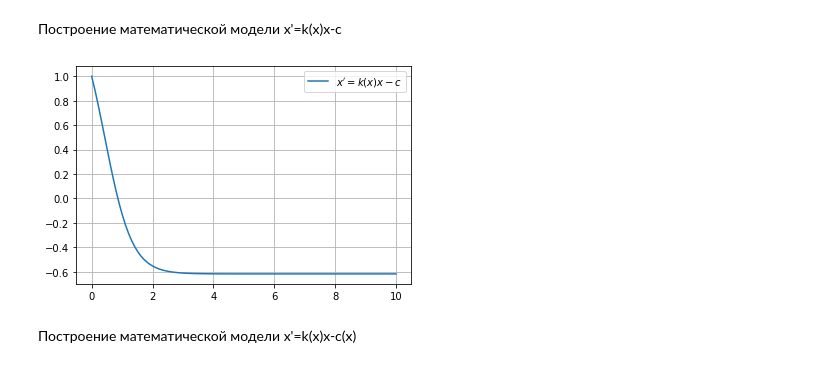
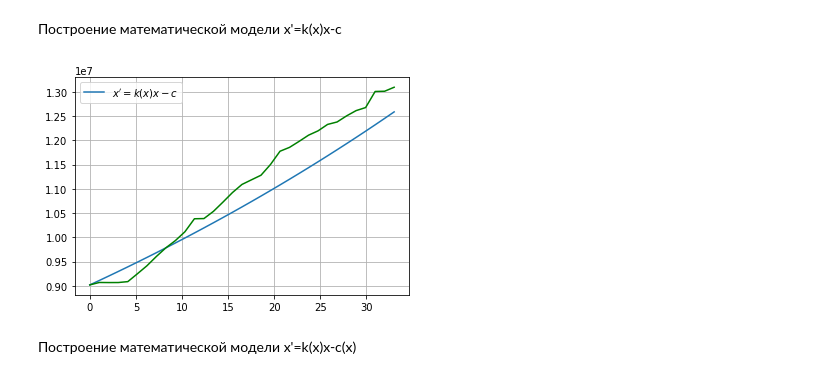
Before and after one commit to Mary-Zinoveva/MMVSULAB1, a Jupyter notebook: lab1.ipynb, the cells around one changed output. Saved outputs shown, nothing was run; the diff lists cells and outputs as text; code cells hidden in the pictures.

```diff
--- a/lab1.ipynb
+++ b/lab1.ipynb
@@ -11,19 +11,22 @@ from scipy.integrate import odeint
 
 #Определяем функцию, задающую значения параметрам дифференциального уравнения, определяем вид диффура
 def dydt(y,t):
-  k=0.5
+  k=0.012
   return k*y
 
 #Создаем область построения
-t=np.linspace(0,10,100)
+t=np.linspace(0,33,33)
 
 #решаем диффур, обозначаем функцию решения solve
-solve=odeint(dydt, y0=1, t=t)
+solve=odeint(dydt, y0=9017415, t=t)
 solve=solve.flatten()
 
+years=[1991,1992,1993,1994,1995,1996,1997,1998,1999,2000,2001,2002,2003,2004,2005,2006,2007,2008,2009,2010,2011,2012,2013,2014,2015,2016,2017,2018,2019,2020,2021,2022,2023]
+burn=[9017415,9067808,9066025,9066612,9085457,9246727,9411236,9604297,9783242,9932932,10114203,10382754,10386903,10535681,10726429,10923762,11091428,11186851,11281631,11503501,11776764,11856578,11979529,12108257,12197596,12330126,12380664,12506468,12615279,12678079,13010112,13015126,13097539]
 #Строим график мат.модели
 %matplotlib inline
-plt.plot(t, solve, label=r"$x'=kx$")
+plt.plot(years, solve, label=r"$x'=kx$")
+plt.plot(years, burn, color="green")
 plt.grid(True)
 plt.legend()
 plt.show()
@@ -38,20 +41,23 @@ from scipy.integrate import odeint
 
 #Определяем функцию, задающую значения параметрам дифференциального уравнения, определяем вид диффура
 def dydt(y,t):
-  a=1
-  b=1
+  a=0
+  b=-0.012
   return (a*y-b)*y
 
 #Создаем область построения
-t=np.linspace(0,10,100)
+t=np.linspace(0,33,33)
 
 #решаем диффур, обозначаем функцию решения solve
-solve=odeint(dydt, y0=1, t=t)
+solve=odeint(dydt, y0=9017415, t=t)
 solve=solve.flatten()
-
+years=[1991,1992,1993,1994,1995,1996,1997,1998,1999,2000,2001,2002,2003,2004,2005,2006,2007,2008,2009,2010,2011,2012,2013,2014,2015,2016,2017,2018,2019,2020,2021,2022,2023]
+burn=[9017415,9067808,9066025,9066612,9085457,9246727,9411236,9604297,9783242,9932932,10114203,10382754,10386903,10535681,10726429,10923762,11091428,11186851,11281631,11503501,11776764,11856578,11979529,12108257,12197596,12330126,12380664,12506468,12615279,12678079,13010112,13015126,13097539]
 #Строим график мат.модели
 %matplotlib inline
-plt.plot(t, solve, label=r"$x'=k(x)x$")
+plt.plot(years, solve, label=r"$x'=k(x)x$")
+plt.plot(years, burn, color="green")
+
 plt.grid(True)
 plt.legend()
 plt.show()
@@ -62,27 +68,31 @@ plt.show()
 # %%
 import matplotlib.pyplot as plt
 import numpy as np
 from scipy.integrate import odeint
 
 #Определяем функцию, задающую значения параметрам дифференциального уравнения, определяем вид диффура
 def dydt(y,t):
-  a=1
-  b=1
-  c=1
+  a=0
+  b=-0.012
+  c=20000
   return (a*y-b)*y-c
 #Создаем область построения
-t=np.linspace(0,10,100)
+t=np.linspace(0,33,33)
 #решаем диффур, обозначаем функцию решения solve
-solve=odeint(dydt, y0=1, t=t)
+solve=odeint(dydt, y0=9017415, t=t)
 solve=solve.flatten()
+burn=[9017415,9067808,9066025,9066612,9085457,9246727,9411236,9604297,9783242,9932932,10114203,10382754,10386903,10535681,10726429,10923762,11091428,11186851,11281631,11503501,11776764,11856578,11979529,12108257,12197596,12330126,12380664,12506468,12615279,12678079,13010112,13015126,13097539	]
+
 #Строим график мат.модели
 %matplotlib inline
 plt.plot(t, solve, label=r"$x'=k(x)x-c$")
+plt.plot(t, burn, color="green")
+
 plt.grid(True)
 plt.legend()
 plt.show()
 # %% [output]
-[figure, old version]
+[figure, new version]
 # %% [markdown]
 Построение математической модели x'=k(x)x-c(x)
 # %%
```
Also changed, not shown: parts of 4 cells of this notebook.
